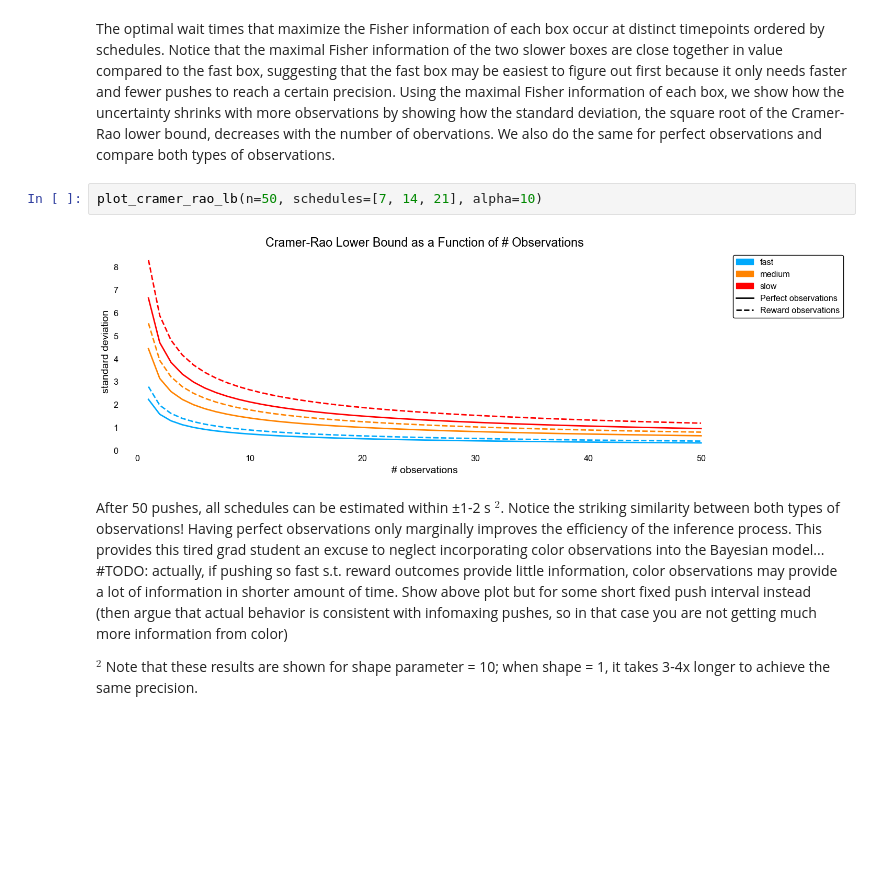
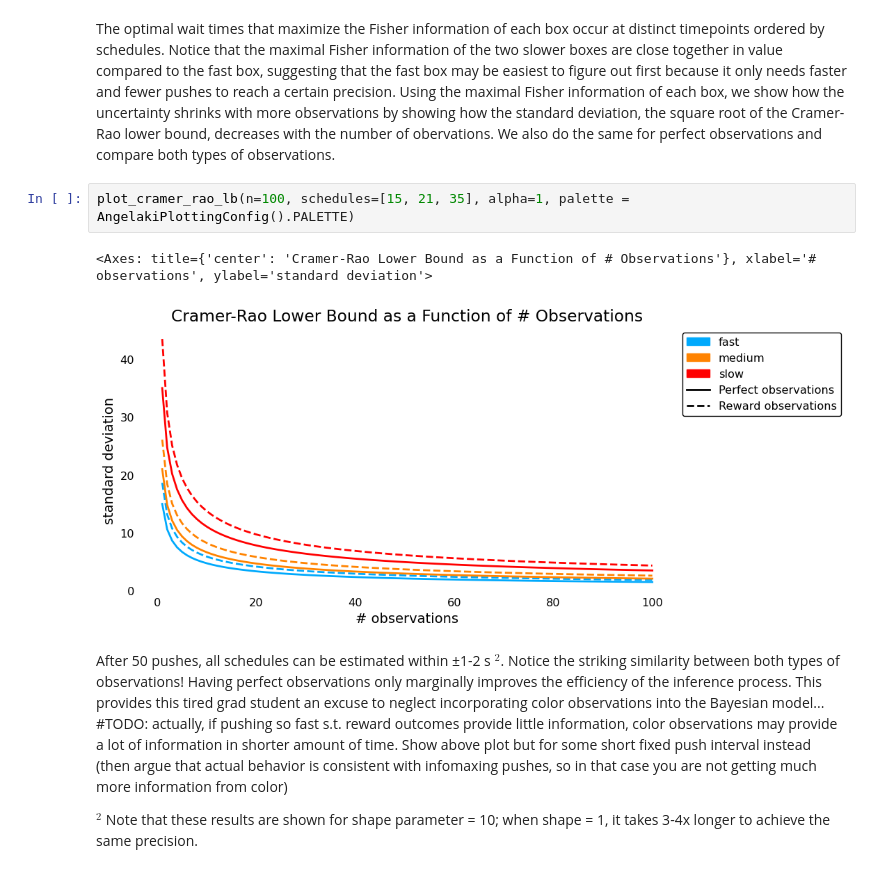
Before and after one commit to XaqLab/Foraging, a Jupyter notebook: notebooks/angelaki/Learning.ipynb, the cells around one changed output. Saved outputs shown, nothing was run; the diff lists cells and outputs as text; blank space fills up the shorter version.

```diff
--- a/notebooks/angelaki/Learning.ipynb
+++ b/notebooks/angelaki/Learning.ipynb
@@ -145,9 +145,10 @@ Optimal Fisher info for schedule 21 with shape = 10 occurs at t = 22.2292, with
 # %% [markdown]
 The optimal wait times that maximize the Fisher information of each box occur at distinct timepoints ordered by schedules. Notice that the maximal Fisher information of the two slower boxes are close together in value compared to the fast box, suggesting that the fast box may be easiest to figure out first because it only needs faster and fewer pushes to reach a certain precision. Using the maximal Fisher information of each box, we show how the uncertainty shrinks with more observations by showing how the standard deviation, the square root of the Cramer-Rao lower bound, decreases with the number of obervations. We also do the same for perfect observations and compare both types of observations.
 # %%
-plot_cramer_rao_lb(n=50, schedules=[7, 14, 21], alpha=10)
+plot_cramer_rao_lb(n=100, schedules=[15, 21, 35], alpha=1, palette = AngelakiPlottingConfig().PALETTE)
 # %% [output]
+<Axes: title={'center': 'Cramer-Rao Lower Bound as a Function of # Observations'}, xlabel='# observations', ylabel='standard deviation'>
-[figure, old version]
+[figure, new version]
 # %% [markdown]
 After 50 pushes, all schedules can be estimated within ±1-2 s $^2$. Notice the striking similarity between both types of observations! Having perfect observations only marginally improves the efficiency of the inference process. This provides this tired grad student an excuse to neglect incorporating color observations into the Bayesian model...
 #TODO: actually, if pushing so fast s.t. reward outcomes provide little information, color observations may provide a lot of information in shorter amount of time. Show above plot but for some short fixed push interval instead (then argue that actual behavior is consistent with infomaxing pushes, so in that case you are not getting much more information from color)
```
Also changed, not shown: parts of 2 cells of this notebook, 10 other files.
